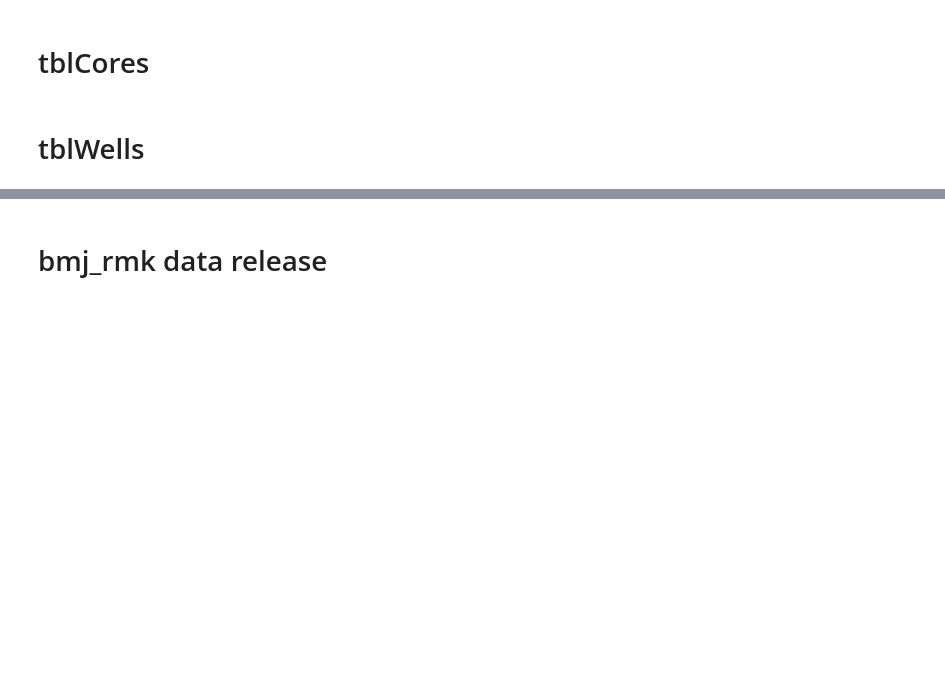
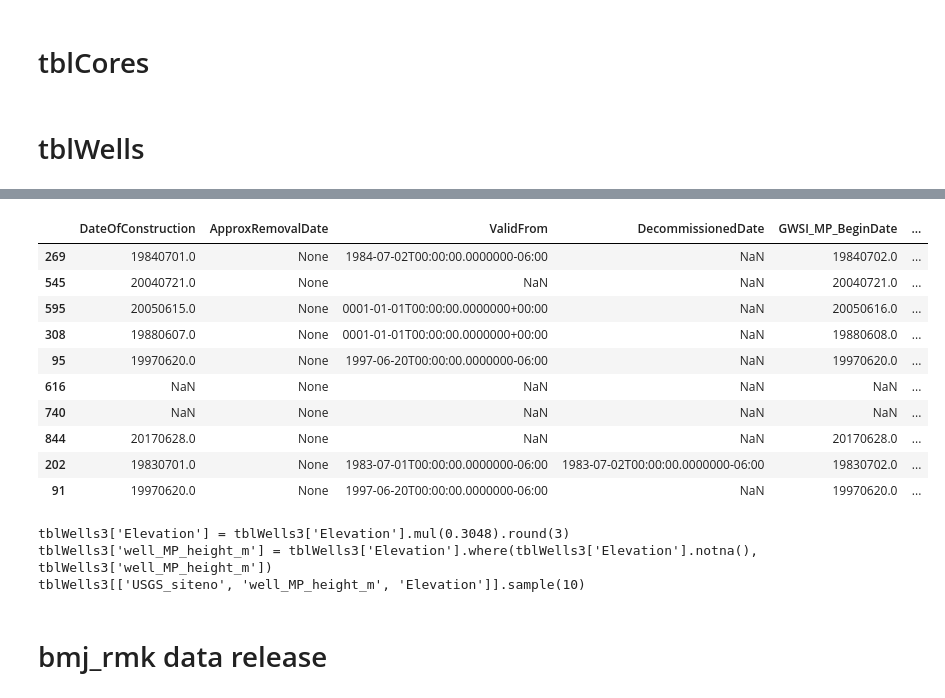
Before and after one commit to BojanMilinic/bemidji, a Jupyter notebook: 02_data_convergence.ipynb, the cells around one changed output, grey strips where cells are left out. Saved outputs shown, nothing was run; the diff lists cells and outputs as text; code cells hidden in the pictures; blank space fills up the shorter version.

```diff
--- a/02_data_convergence.ipynb
+++ b/02_data_convergence.ipynb
@@ -168,3 +171,16 @@ tblSites3['USGS_StationName'] = tblSites3['GWSI_USGS_StationName'].where(tblSite
 # repeat for date of construction but I have to get the columns in the same date format (YYYYMMDD)
 tblSites3['DateOfConstruction'] = tblSites3['DateOfConstruction'].dt.strftime('%Y%m%d')
 tblSites3['DateOfConstruction'] = tblSites3['GWSI_DateOfConstruction'].where(tblSites3['GWSI_DateOfConstruction'].notna(), tblSites3['DateOfConstruction'])
+# %%
+#NEWEST AUTHORITATIVE SOURCES FOR MLR (1/11/2023)
+tblSites3 = pd.merge(tblSites3, dfmlr, left_on='USGS_siteno', right_on='site_no', how='left')
+#station name
+tblSites3['USGS_StationName'] = tblSites3['station_nm'].where(tblSites3['station_nm'].notna(), tblSites3['USGS_StationName'])
+#landsurfaceelevation
+tblSites3['alt_va'] = tblSites3['alt_va'].mul(0.3048).round(3) # convert the column from ft to m
+tblSites3['LandSurfaceElevation_mASL_NAVD88'] = tblSites3['alt_va'].where(tblSites3['alt_va'].notna(), tblSites3['LandSurfaceElevation_mASL_NAVD88'])
+#dateofconstruction
+tblSites3['DateOfConstruction'] = tblSites3['construction_dt'].where(tblSites3['construction_dt'].notna(), tblSites3['DateOfConstruction'])
+#drillingdepth
+tblSites3['hole_depth_va'] = tblSites3['hole_depth_va'].mul(0.3048).round(3) # convert the column from ft to m
+tblSites3['TotalBoring/DrillingDepth_mBLS'] = tblSites3['hole_depth_va'].where(tblSites3['hole_depth_va'].notna(), tblSites3['TotalBoring/DrillingDepth_mBLS'])
@@ -394 +471,54 @@ tblCores2 = tblCores2.astype(str).mask(null_cells, np.NaN)
+# %%
+# since already created, start with the merge
+tblWells3 = pd.merge(tblWells2, tblSites3,  on='LocalSiteName', how='left') #tblSites3 here already has dfmlr in it!
+tblWells3 = pd.merge(tblWells3, dfbmj3, left_on='USGS_siteno', right_on='GWSI_USGS_siteno', how='left')
+
+# add tblcd info
+tblWells3 = pd.merge(tblWells3, tblcd_OpeningType[["TypeOfOpenInterval", "comments_OpeningType"]], left_on='GWSI_TypeOfOpenInterval', right_on='TypeOfOpenInterval', how='left')
+tblWells3 = pd.merge(tblWells3, tblcd_LocalUseCode[["LocalUseCode", "Comments_UseCode"]], how='left')
+tblWells3 = pd.merge(tblWells3, tblcd_CasingMaterial[["CasingMaterial", "Comments_CasingMaterial"]], left_on='GWSI_CasingMaterial', right_on='CasingMaterial', how='left')
+tblWells3 = pd.merge(tblWells3, tblcd_ScreenMaterial[["ScreenMaterial", "Comments_ScreenMaterial"]], left_on='GWSI_ScreenMaterialType', right_on='ScreenMaterial', how='left')
+
+# rename tblcd info
+tblWells3 = tblWells3.rename(columns={"comments_OpeningType":'OpeningTypeDescription'})
+tblWells3 = tblWells3.rename(columns={"Comments_CasingMaterial":'CasingMaterialDescription'})
+tblWells3 = tblWells3.rename(columns={"Comments_ScreenMaterial":'ScreenMaterialDescription'})
+
+# NEWEST AUTHORITATIVE SOURCES (1/11/2023) for MLR (already in tblWells3 since its already in tblSites3)
+# well depth
+tblWells3['well_depth_va'] = tblWells3['well_depth_va'].mul(0.3048).round(3)
+tblWells3['TotalWellDepth_mBLS'] = tblWells3['well_depth_va'].where(tblWells3['well_depth_va'].notna(), tblWells3['TotalWellDepth_mBLS'])
+#AQUARIUS
+tblWells3 = pd.merge(tblWells3, dfaq, left_on='USGS_siteno', right_on='site', how='left')
+#MP height
+tblWells3['Elevation'] = tblWells3['Elevation'].mul(0.3048).round(3)
+tblWells3['well_MP_height_m'] = tblWells3['Elevation'].where(tblWells3['Elevation'].notna(), tblWells3['well_MP_height_m'])
+# %%
+tblWells3[['DateOfConstruction','ApproxRemovalDate','ValidFrom','DecommissionedDate', 'GWSI_MP_BeginDate', 'GWSI_MP_EndDate']].sample(10)
+# %% [output]
+|  | DateOfConstruction | ApproxRemovalDate | ValidFrom | DecommissionedDate | GWSI_MP_BeginDate | ... |
+| 269 | 19840701.0 | None | 1984-07-02T00:00:00.0000000-06:00 | NaN | 19840702.0 | ... |
+| 545 | 20040721.0 | None | NaN | NaN | 20040721.0 | ... |
+| 595 | 20050615.0 | None | 0001-01-01T00:00:00.0000000+00:00 | NaN | 20050616.0 | ... |
+| 308 | 19880607.0 | None | 0001-01-01T00:00:00.0000000+00:00 | NaN | 19880608.0 | ... |
+| 95 | 19970620.0 | None | 1997-06-20T00:00:00.0000000-06:00 | NaN | 19970620.0 | ... |
+| 616 | NaN | None | NaN | NaN | NaN | ... |
+| 740 | NaN | None | NaN | NaN | NaN | ... |
+| 844 | 20170628.0 | None | NaN | NaN | 20170628.0 | ... |
+| 202 | 19830701.0 | None | 1983-07-01T00:00:00.0000000-06:00 | 1983-07-02T00:00:00.0000000-06:00 | 19830702.0 | ... |
+| 91 | 19970620.0 | None | 1997-06-20T00:00:00.0000000-06:00 | NaN | 19970620.0 | ... |
+# %%
+#automating this process
+v1 = 'well_MP_height_m' # old variable
+v2 = 'Elevation' # new variable
+t1 = 'tblWells3' # table name
+
+
+print(t1+"['"+v2+"'] = "+t1+"['"+v2+"'].mul(0.3048).round(3)")
+print(t1+"['"+v1+"'] = "+t1+"['"+v2+"'].where("+t1+"['"+v2+"'].notna(), "+t1+"['"+v1+"'])")
+print(t1+"[['USGS_siteno', '"+v1+"', '"+v2+"']].sample(10)")
+# %% [output]
+tblWells3['Elevation'] = tblWells3['Elevation'].mul(0.3048).round(3)
+tblWells3['well_MP_height_m'] = tblWells3['Elevation'].where(tblWells3['Elevation'].notna(), tblWells3['well_MP_height_m'])
+tblWells3[['USGS_siteno', 'well_MP_height_m', 'Elevation']].sample(10)
 # %%
```
Also changed, not shown: parts of 7 cells of this notebook.
